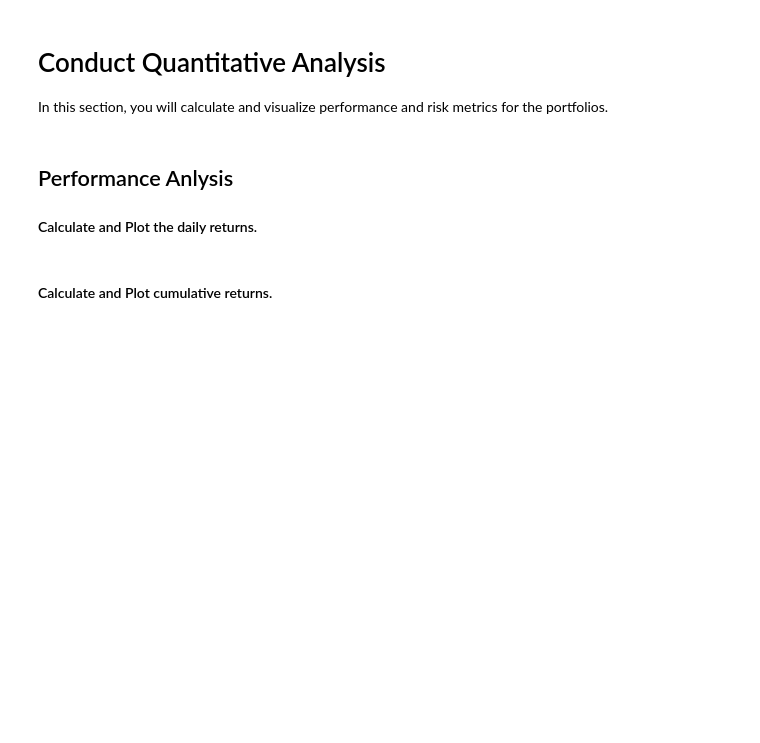
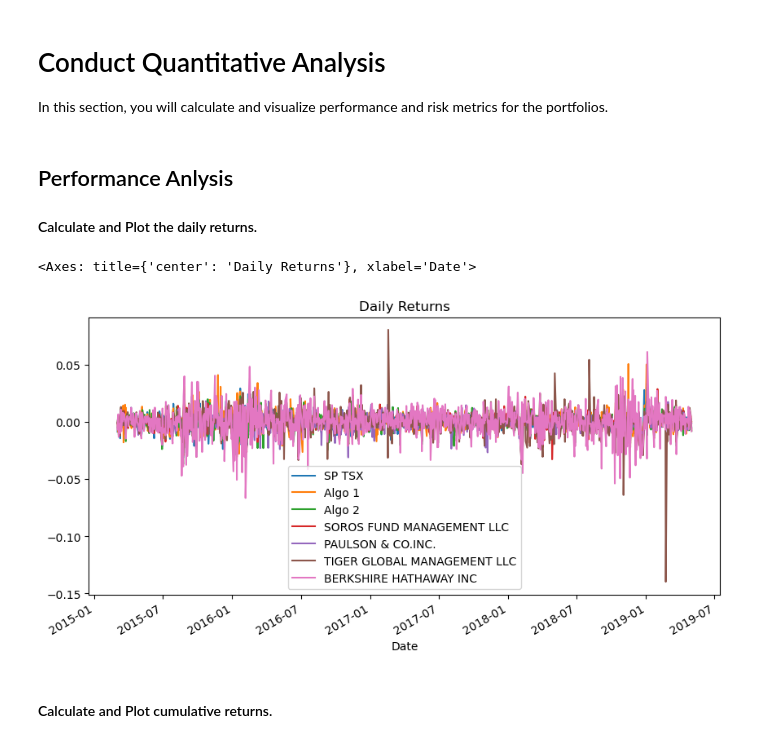
Before and after one commit to ScottyCodeman/pandas-homework, a Jupyter notebook: whale_analysis.ipynb, the cells around one changed output. Drawn from its saved outputs; the diff is of its cells as text; code cells hidden in the pictures; blank space fills up the shorter version.

Commit message:
plotted daily returns and cumulative returns

```diff
--- a/whale_analysis.ipynb
+++ b/whale_analysis.ipynb
@@ -176,0 +175,7 @@ sp_daily
+# %%
+# Drop nulls
+sp_daily.isna().sum() #calculated how many nulls
+
+sp_daily = sp_daily.dropna() #dropped nulls
+
+sp_daily.isna().sum() # confirmed nulls dropped
@@ -177,2 +185,4 @@ sp_daily
 # %%
 # Rename `Close` Column to be specific to this portfolio.
+sp_daily = sp_daily.rename(columns = {'Close':'S&P TSX 60'})
+sp_daily
@@ -180,3 +205,5 @@ sp_daily
 ## Combine Whale, Algorithmic, and S&P TSX 60 Returns
 # %%
 # Join Whale Returns, Algorithmic Returns, and the S&P TSX 60 Returns into a single DataFrame with columns for each portfolio's returns.
+total_df = pd.concat([sp_daily,algo_df,whale_df], axis='columns', join='inner')
+total_df
@@ -192,6 +234,10 @@ In this section, you will calculate and visualize performance and risk metrics f
 #### Calculate and Plot the daily returns.
 # %%
 # Plot daily returns of all portfolios
+total_df.plot(figsize=(10,5), title="Daily Returns")
+# %% [output]
+<Axes: title={'center': 'Daily Returns'}, xlabel='Date'>
+[figure, added]
 # %% [markdown]
 #### Calculate and Plot cumulative returns.
 # %%
```
Also changed, not shown: parts of 6 cells of this notebook.
